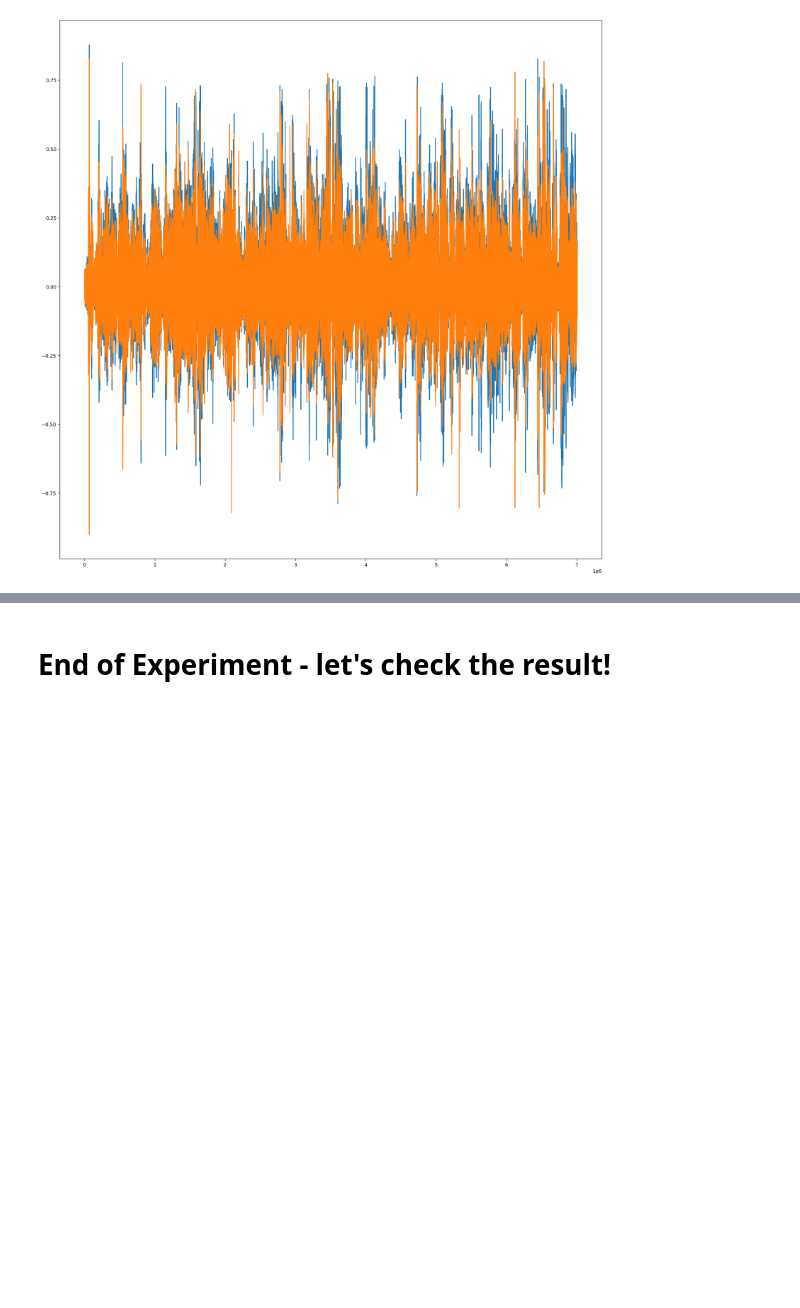
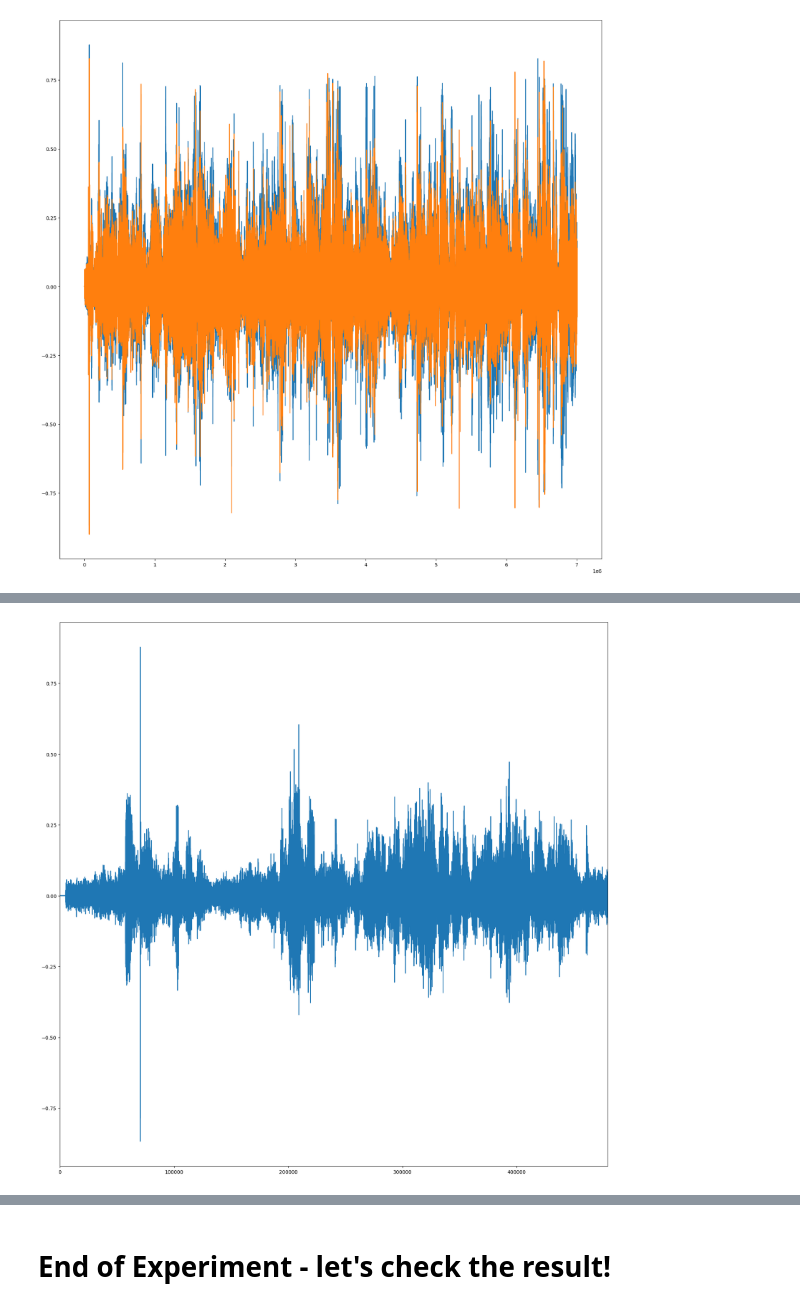
Before and after one commit to TetraPlex-org/audiomerge, a Jupyter notebook: AUDIOMERGE_FD_20230731.ipynb, the cells around one changed output, grey strips where cells are left out. Saved outputs shown, nothing was run; the diff lists cells and outputs as text; code cells hidden in the pictures; blank space fills up the shorter version.

```diff
--- a/AUDIOMERGE_FD_20230731.ipynb
+++ b/AUDIOMERGE_FD_20230731.ipynb
@@ -156,0 +184,11 @@ _()
+# %%
+plt.margins(x=0)
+A = data_A[0:rate_A*10,0]
+@pipes
+def _():
+    ( A
+    >> plot
+    )
+_()
+# %% [output]
+[figure, added]
```
Also changed, not shown: parts of 13 cells of this notebook.
